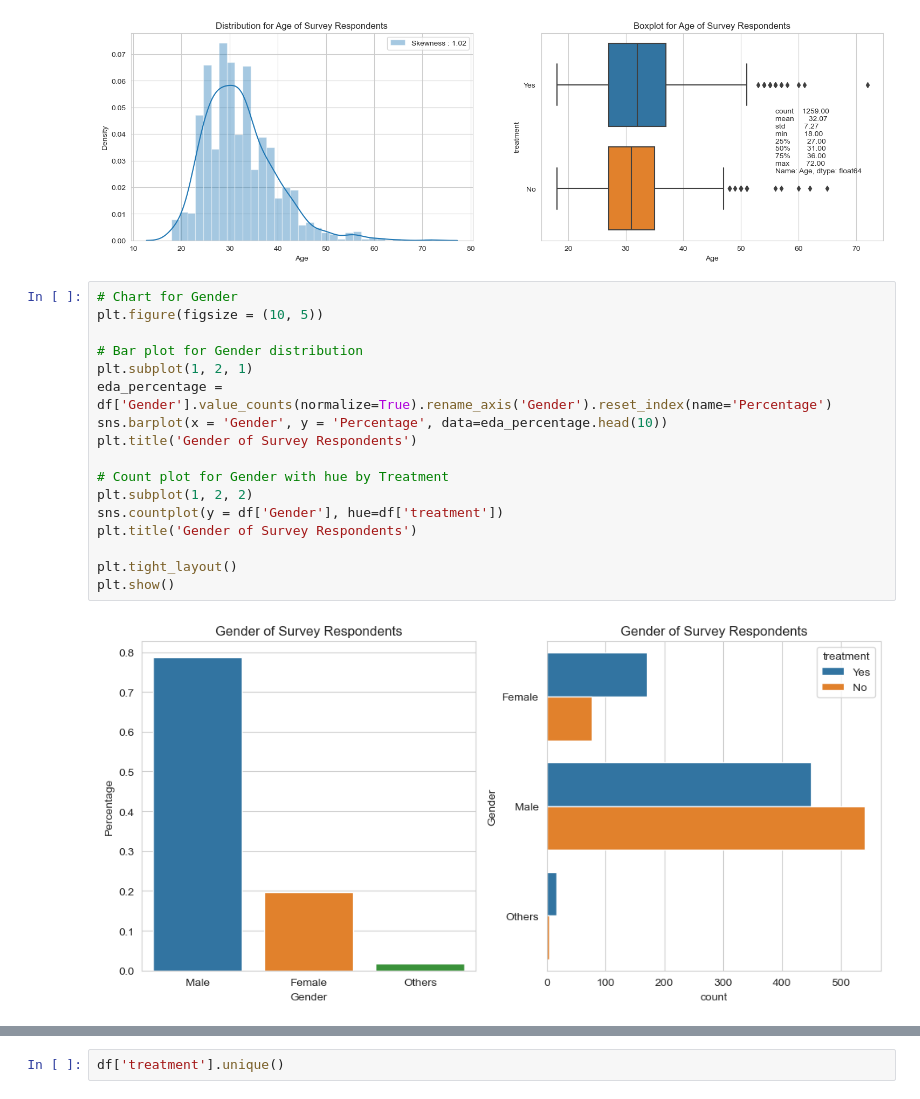
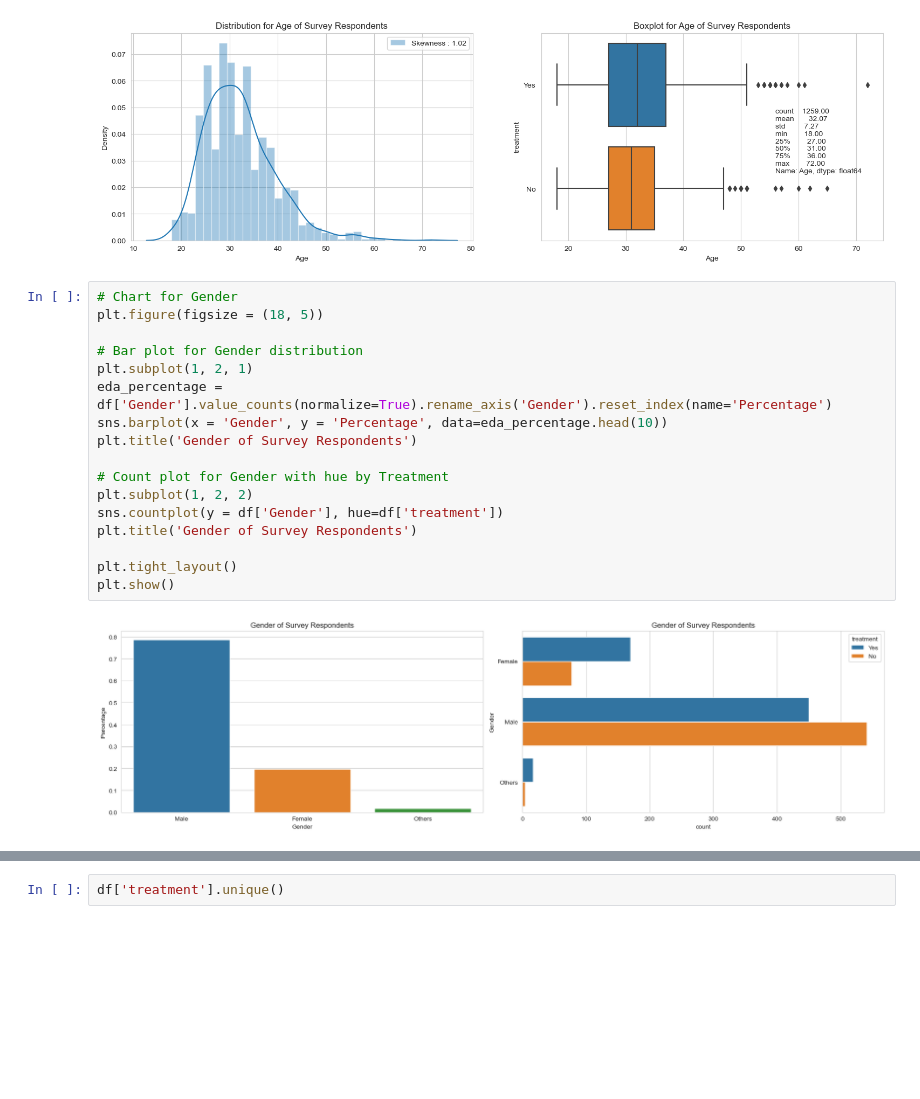
Before and after one commit to Helal-ISRT-CSE/mental-health-project-using-machine-learning-with-python-, a Jupyter notebook: Mental Health_Prediction.ipynb, the cells around one changed output, grey strips where cells are left out. Saved outputs shown, nothing was run; the diff lists cells and outputs as text; blank space fills up the shorter version.

```diff
--- a/Mental Health_Prediction.ipynb
+++ b/Mental Health_Prediction.ipynb
@@ -320,20 +350,20 @@ https://gist.github.com/mwaskom/de44147ed2974457ad6372750bbe5751
 [figure]
 # %%
 # Chart for Gender
-plt.figure(figsize = (10, 5))
+plt.figure(figsize = (18, 5))
 
 # Bar plot for Gender distribution
 plt.subplot(1, 2, 1)
 eda_percentage = df['Gender'].value_counts(normalize=True).rename_axis('Gender').reset_index(name='Percentage')
 sns.barplot(x = 'Gender', y = 'Percentage', data=eda_percentage.head(10))
 plt.title('Gender of Survey Respondents')
 
 # Count plot for Gender with hue by Treatment
 plt.subplot(1, 2, 2)
 sns.countplot(y = df['Gender'], hue=df['treatment'])
 plt.title('Gender of Survey Respondents')
 
 plt.tight_layout()
 plt.show()
 # %% [output]
-[figure, old version]
+[figure, new version]
```
Also changed, not shown: parts of 172 cells of this notebook, 1 other file.
